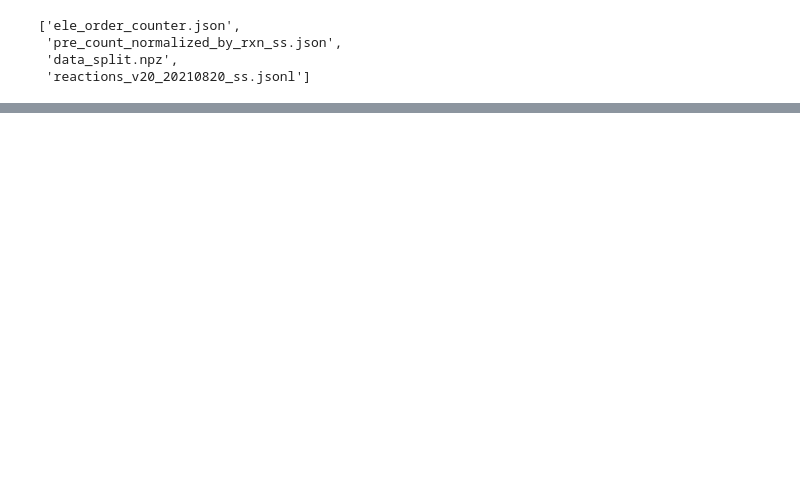
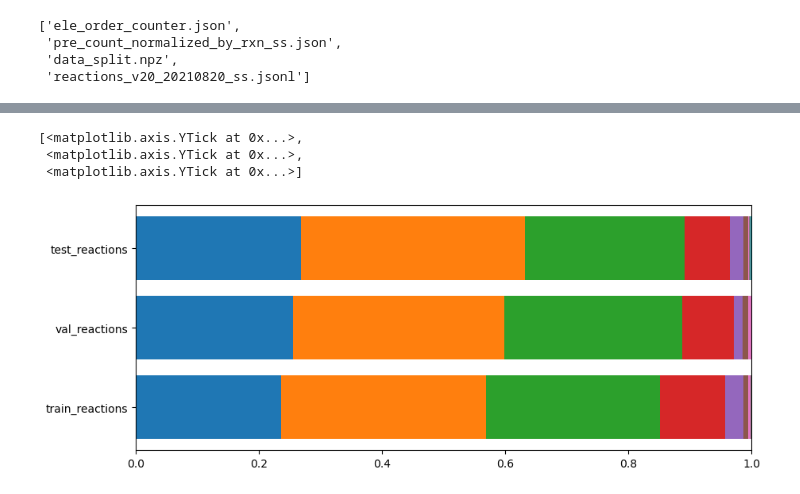
Before and after one commit to git-jhyang/inorganic_synthesis, a Jupyter notebook: notebooks/dataset.ipynb, the cells around one changed output, grey strips where cells are left out. Saved outputs shown, nothing was run; the diff lists cells and outputs as text; code cells hidden in the pictures; blank space fills up the shorter version.

```diff
--- a/notebooks/dataset.ipynb
+++ b/notebooks/dataset.ipynb
@@ -42,0 +298,6 @@ npz['test_reactions'][100]
+# %%
+for k, v in temp_op_div.items():
+    vs = np.hstack([np.hstack(_v) for _v in v if len(_v) > 0])
+    np.set_printoptions(suppress=True)
+    print(vs[vs > 1e5])
+    print(vs[vs < 0])
@@ -42,0 +335,14 @@ npz['test_reactions'][100]
+# %%
+import matplotlib as mpl
+f, ax = plt.subplots(1,1,figsize=(10,4))
+for i, (k, v) in enumerate(has_temp_op.items()):
+    b = 0.
+    for j, _v in enumerate(v):
+        ax.barh(y=i, width=_v/np.sum(v), left=b, color=mpl.cm.tab10(j))
+        b += _v/np.sum(v)
+ax.set_yticks([0,1,2], labels=list(has_temp_op.keys()))
+# %% [output]
+[<matplotlib.axis.YTick at 0x...>,
+ <matplotlib.axis.YTick at 0x...>,
+ <matplotlib.axis.YTick at 0x...>]
+[figure, added]
```
Also changed, not shown: parts of 23 cells of this notebook, 2 other files.
